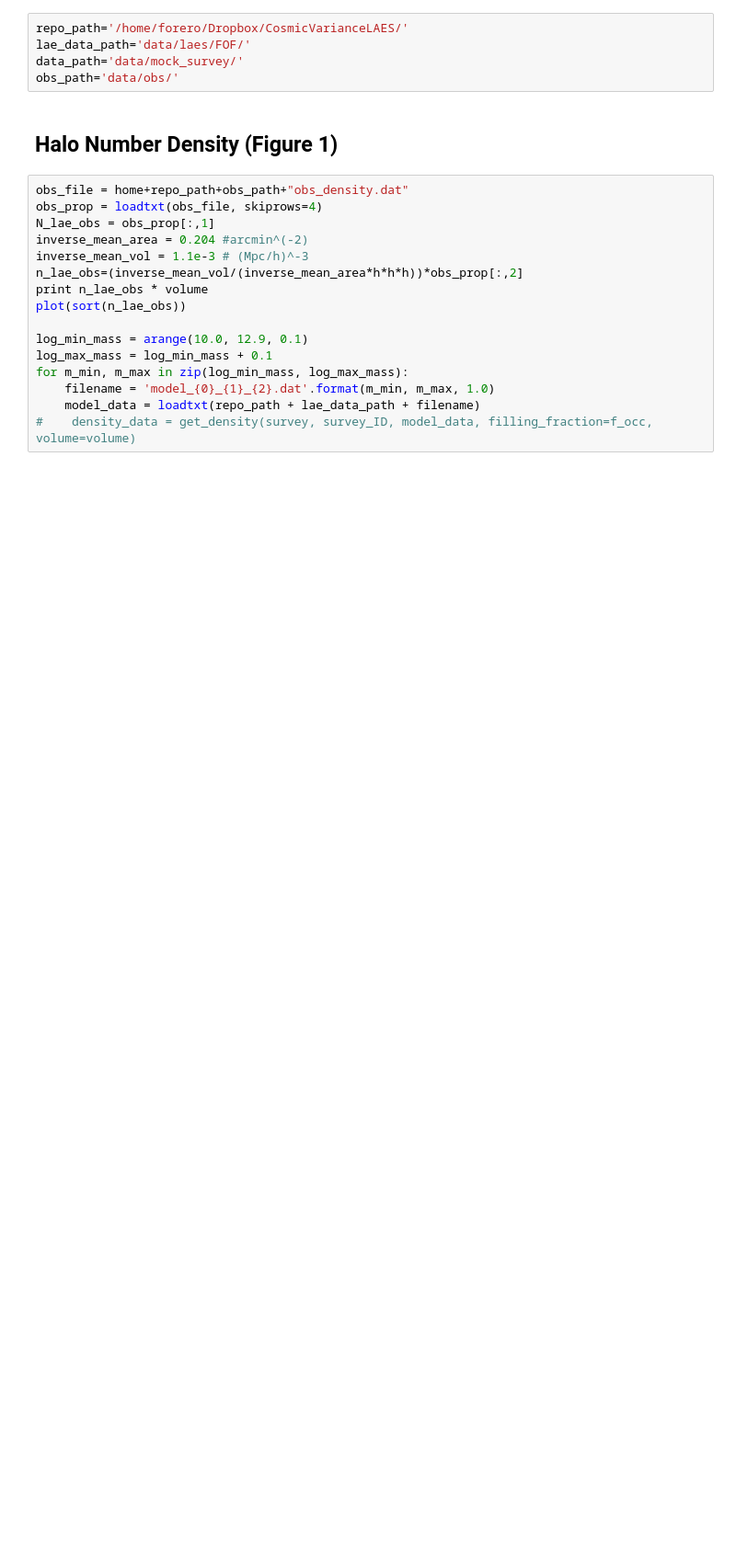
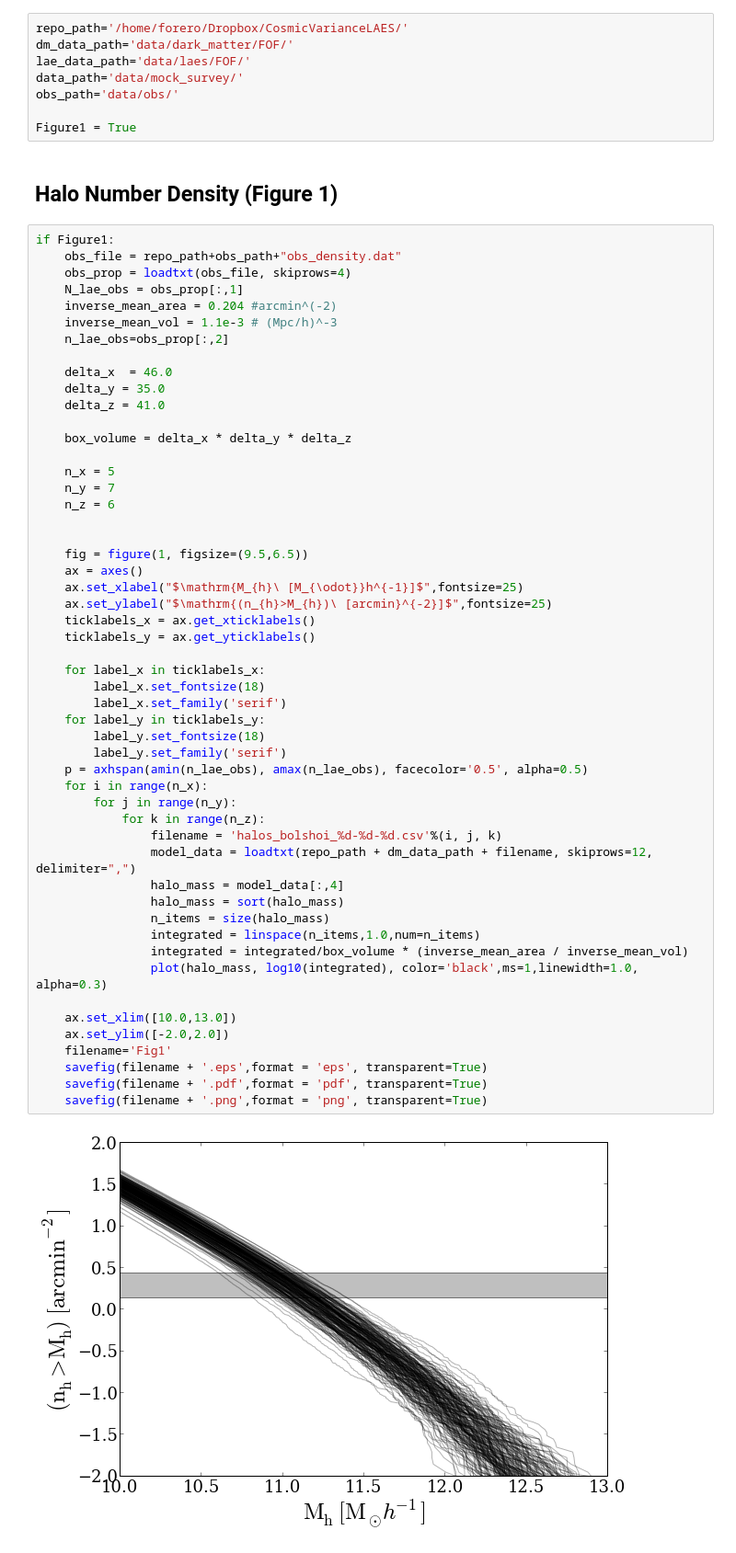
Before and after one commit to forero/CosmicVarianceLAES, a Jupyter notebook: code/paper.ipynb, the cells around one changed output. Shown: that part at 92% size. Drawn from its saved outputs; the diff is of its cells as text; blank space fills up the shorter version.

Commit message:
notebook to centralize the plots in the paper

```diff
--- a/code/paper.ipynb
+++ b/code/paper.ipynb
@@ -5,24 +5,65 @@ As such this is the place to start with if one wants to reproduce all
 the Figures and Data
 # %%
 repo_path='/home/forero/Dropbox/CosmicVarianceLAES/'
+dm_data_path='data/dark_matter/FOF/'
 lae_data_path='data/laes/FOF/'
 data_path='data/mock_survey/'
 obs_path='data/obs/'
+
+Figure1 = True
 # %% [markdown]
 ## Halo Number Density (Figure 1)
-# %%
-obs_file = home+repo_path+obs_path+"obs_density.dat"
-obs_prop = loadtxt(obs_file, skiprows=4)
-N_lae_obs = obs_prop[:,1]
-inverse_mean_area = 0.204 #arcmin^(-2)
-inverse_mean_vol = 1.1e-3 # (Mpc/h)^-3
-n_lae_obs=(inverse_mean_vol/(inverse_mean_area*h*h*h))*obs_prop[:,2]
-print n_lae_obs * volume
-plot(sort(n_lae_obs))
-
-log_min_mass = arange(10.0, 12.9, 0.1)
-log_max_mass = log_min_mass + 0.1
-for m_min, m_max in zip(log_min_mass, log_max_mass):
-    filename = 'model_{0}_{1}_{2}.dat'.format(m_min, m_max, 1.0)
-    model_data = loadtxt(repo_path + lae_data_path + filename)
-#    density_data = get_density(survey, survey_ID, model_data, filling_fraction=f_occ, volume=volume)
+# %%
+if Figure1:
+    obs_file = repo_path+obs_path+"obs_density.dat"
+    obs_prop = loadtxt(obs_file, skiprows=4)
+    N_lae_obs = obs_prop[:,1]
+    inverse_mean_area = 0.204 #arcmin^(-2)
+    inverse_mean_vol = 1.1e-3 # (Mpc/h)^-3
+    n_lae_obs=obs_prop[:,2]
+
+    delta_x  = 46.0
+    delta_y = 35.0
+    delta_z = 41.0
+
+    box_volume = delta_x * delta_y * delta_z
+
+    n_x = 5
+    n_y = 7
+    n_z = 6
+
+
+    fig = figure(1, figsize=(9.5,6.5))
+    ax = axes()
+    ax.set_xlabel("$\mathrm{M_{h}\ [M_{\odot}}h^{-1}]$",fontsize=25)
+    ax.set_ylabel("$\mathrm{(n_{h}>M_{h})\ [arcmin}^{-2}]$",fontsize=25)
+    ticklabels_x = ax.get_xticklabels()
+    ticklabels_y = ax.get_yticklabels()
+
+    for label_x in ticklabels_x:
+        label_x.set_fontsize(18)
+        label_x.set_family('serif')
+    for label_y in ticklabels_y:
+        label_y.set_fontsize(18)
+        label_y.set_family('serif')
+    p = axhspan(amin(n_lae_obs), amax(n_lae_obs), facecolor='0.5', alpha=0.5)
+    for i in range(n_x):
+        for j in range(n_y):
+            for k in range(n_z):
+                filename = 'halos_bolshoi_%d-%d-%d.csv'%(i, j, k)
+                model_data = loadtxt(repo_path + dm_data_path + filename, skiprows=12, delimiter=",")
+                halo_mass = model_data[:,4]
+                halo_mass = sort(halo_mass)
+                n_items = size(halo_mass)
+                integrated = linspace(n_items,1.0,num=n_items)
+                integrated = integrated/box_volume * (inverse_mean_area / inverse_mean_vol)
+                plot(halo_mass, log10(integrated), color='black',ms=1,linewidth=1.0, alpha=0.3)
+
+    ax.set_xlim([10.0,13.0])
+    ax.set_ylim([-2.0,2.0])
+    filename='Fig1'
+    savefig(filename + '.eps',format = 'eps', transparent=True)
+    savefig(filename + '.pdf',format = 'pdf', transparent=True)
+    savefig(filename + '.png',format = 'png', transparent=True)
+# %% [output]
+[figure, added]
```
